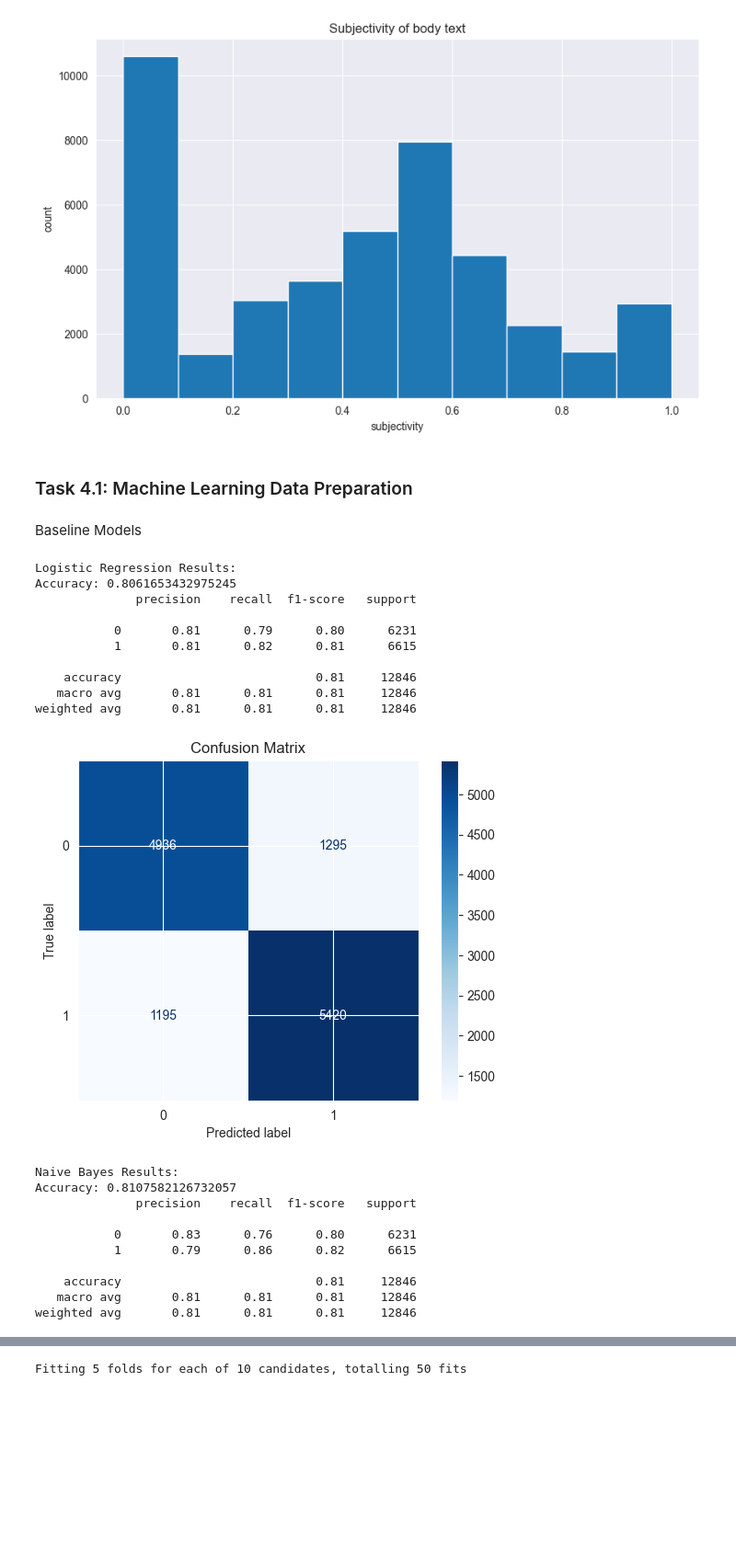
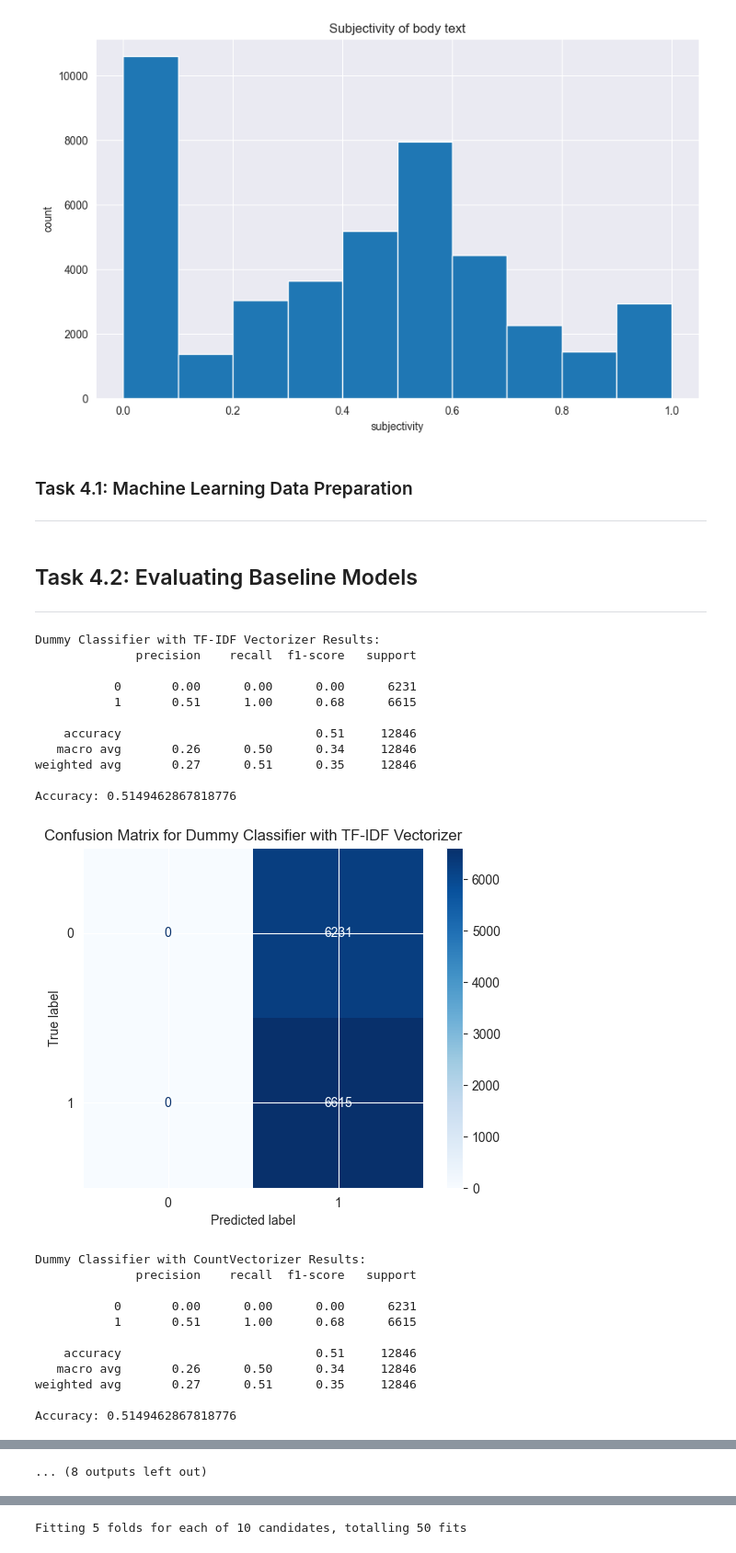
Before and after one commit to NilsDunlop/DIT867-Assignments, a Jupyter notebook: Assignment 3/Assignment3.ipynb, the cells around one changed output, grey strips where cells are left out. Shown at 92% size. Cells and saved outputs as stored; diff of their text form; code cells hidden in the pictures; blank space fills up the shorter version.

Commit message:
Add countvectorizer to pipelines

```diff
--- a/Assignment 3/Assignment3.ipynb
+++ b/Assignment 3/Assignment3.ipynb
@@ -384,6 +389,7 @@ plt.show();
 [figure]
 # %% [markdown]
 ### Task 4.1: Machine Learning Data Preparation
+***
 # %%
 # Split the training and final test data into features and target
 X = consensus_data['final_text']
@@ -394,7 +400,8 @@ y_test_final = test_df['sentiment']
 # Split the data into training and testing sets
 X_train, X_val, y_train, y_val = train_test_split(X, y, test_size=0.3, random_state=0)
 # %% [markdown]
-Baseline Models
+## Task 4.2: Evaluating Baseline Models
+***
 # %%
 # Function to create, fit, evaluate and plot a confusion matrix of a model
 def evaluate_model_and_plot_confusion_matrix(model, X_train, X_val, y_train, y_val, title):
@@ -413,44 +420,56 @@ def evaluate_model_and_plot_confusion_matrix(model, X_train, X_val, y_train, y_v
     plt.show()
 # %%
 # Establish pipelines for the baseline models
-# Dummy Classifier Pipeline
-dummy_pipeline = make_pipeline(TfidfVectorizer(ngram_range=(1, 2)), DummyClassifier(strategy='most_frequent', random_state=0))
-evaluate_model_and_plot_confusion_matrix(dummy_pipeline, X_train, X_val, y_train, y_val, "Dummy Classifier")
+# Dummy Classifier Pipelines
+dummy_pipeline_tf = make_pipeline(TfidfVectorizer(ngram_range=(1, 2)), DummyClassifier(strategy='most_frequent', random_state=0))
+dummy_pipeline_cv = make_pipeline(CountVectorizer(ngram_range=(1, 2)), DummyClassifier(strategy='most_frequent', random_state=0))
+evaluate_model_and_plot_confusion_matrix(dummy_pipeline_tf, X_train, X_val, y_train, y_val, "Dummy Classifier with TF-IDF Vectorizer")
+evaluate_model_and_plot_confusion_matrix(dummy_pipeline_cv, X_train, X_val, y_train, y_val, "Dummy Classifier with CountVectorizer")
 
-# Logistic Regression Pipeline
-lr_pipeline = make_pipeline(TfidfVectorizer(ngram_range=(1, 2)), LogisticRegression(C=1, random_state=0))
-evaluate_model_and_plot_confusion_matrix(lr_pipeline, X_train, X_val, y_train, y_val, "Logistic Regression")
+# Logistic Regression Pipelines
+lr_pipeline_tf = make_pipeline(TfidfVectorizer(ngram_range=(1, 2)), LogisticRegression(C=1, solver='saga', max_iter=10000, random_state=0))
+lr_pipeline_cv = make_pipeline(CountVectorizer(ngram_range=(1, 2)), LogisticRegression(C=1, solver='saga', max_iter=10000, random_state=0))
+evaluate_model_and_plot_confusion_matrix(lr_pipeline_tf, X_train, X_val, y_train, y_val, "Logistic Regression with TF-IDF Vectorizer")
+evaluate_model_and_plot_confusion_matrix(lr_pipeline_cv, X_train, X_val, y_train, y_val, "Logistic Regression with CountVectorizer")
 
-# Naive Bayes Pipeline
-nb_pipeline = make_pipeline(TfidfVectorizer(ngram_range=(1, 2)), MultinomialNB())
-evaluate_model_and_plot_confusion_matrix(nb_pipeline, X_train, X_val, y_train, y_val, "Naive Bayes")
+# Naive Bayes Pipelines
+nb_pipeline_tf = make_pipeline(TfidfVectorizer(ngram_range=(1, 2)), MultinomialNB())
+nb_pipeline_cv = make_pipeline(CountVectorizer(ngram_range=(1, 2)), MultinomialNB())
+evaluate_model_and_plot_confusion_matrix(nb_pipeline_tf, X_train, X_val, y_train, y_val, "Naive Bayes with TF-IDF Vectorizer")
+evaluate_model_and_plot_confusion_matrix(nb_pipeline_cv, X_train, X_val, y_train, y_val, "Naive Bayes with CountVectorizer")
 
-# SVC Pipeline
-svc_pipeline = make_pipeline(TfidfVectorizer(ngram_range=(1, 2)), LinearSVC(random_state=0))
-evaluate_model_and_plot_confusion_matrix(svc_pipeline, X_train, X_val, y_train, y_val, "LinearSVC")
+# SVC Pipelines
+svc_pipeline_tf = make_pipeline(TfidfVectorizer(ngram_range=(1, 2)), LinearSVC(random_state=0))
+svc_pipeline_cv = make_pipeline(CountVectorizer(ngram_range=(1, 2)), LinearSVC(random_state=0))
+evaluate_model_and_plot_confusion_matrix(svc_pipeline_tf, X_train, X_val, y_train, y_val, "LinearSVC with TF-IDF Vectorizer")
+evaluate_model_and_plot_confusion_matrix(svc_pipeline_cv, X_train, X_val, y_train, y_val, "LinearSVC with CountVectorizer")
 
-# Random Forest Pipeline
-rf_pipeline = make_pipeline(TfidfVectorizer(ngram_range=(1, 2)), RandomForestClassifier(random_state=0))
-evaluate_model_and_plot_confusion_matrix(rf_pipeline, X_train, X_val, y_train, y_val, "Random Forest")
+# Random Forest Pipelines
+rf_pipeline_tf = make_pipeline(TfidfVectorizer(ngram_range=(1, 2)), RandomForestClassifier(random_state=0))
+rf_pipeline_cv = make_pipeline(CountVectorizer(ngram_range=(1, 2)), RandomForestClassifier(random_state=0))
+evaluate_model_and_plot_confusion_matrix(rf_pipeline_tf, X_train, X_val, y_train, y_val, "Random Forest with TF-IDF Vectorizer")
+evaluate_model_and_plot_confusion_matrix(rf_pipeline_cv, X_train, X_val, y_train, y_val, "Random Forest with CountVectorizer")
 # %% [output]
-Logistic Regression Results:
-Accuracy: 0.8061653432975245
+Dummy Classifier with TF-IDF Vectorizer Results:
               precision    recall  f1-score   support
 
-           0       0.81      0.79      0.80      6231
-           1       0.81      0.82      0.81      6615
+           0       0.00      0.00      0.00      6231
+           1       0.51      1.00      0.68      6615
 
-    accuracy                           0.81     12846
-   macro avg       0.81      0.81      0.81     12846
-weighted avg       0.81      0.81      0.81     12846
+    accuracy                           0.51     12846
+   macro avg       0.26      0.50      0.34     12846
+weighted avg       0.27      0.51      0.35     12846
+
+Accuracy: 0.5149462867818776
-[figure, old version]
+[figure, new version]
-Naive Bayes Results:
-Accuracy: 0.8107582126732057
+Dummy Classifier with CountVectorizer Results:
               precision    recall  f1-score   support
 
-           0       0.83      0.76      0.80      6231
-           1       0.79      0.86      0.82      6615
+           0       0.00      0.00      0.00      6231
+           1       0.51      1.00      0.68      6615
 
-    accuracy                           0.81     12846
-   macro avg       0.81      0.81      0.81     12846
-weighted avg       0.81      0.81      0.81     12846
+    accuracy                           0.51     12846
+   macro avg       0.26      0.50      0.34     12846
+weighted avg       0.27      0.51      0.35     12846
+
+Accuracy: 0.5149462867818776
@@ -480 +525,2 @@ weighted avg       0.79      0.79      0.79     12846
+... (8 outputs left out)
 # %% [markdown]
```
Also changed, not shown: parts of 28 cells of this notebook.
